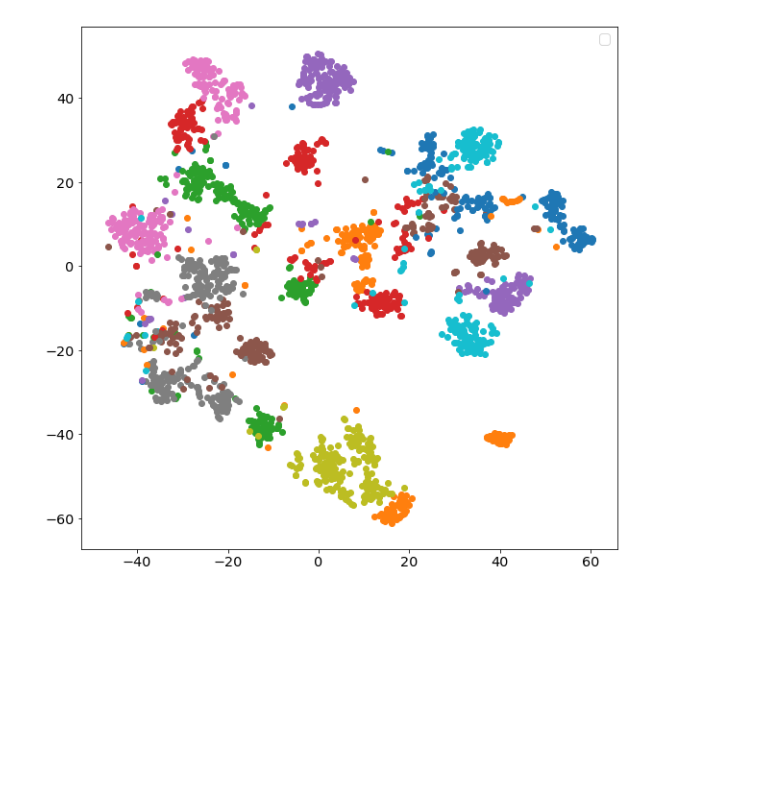
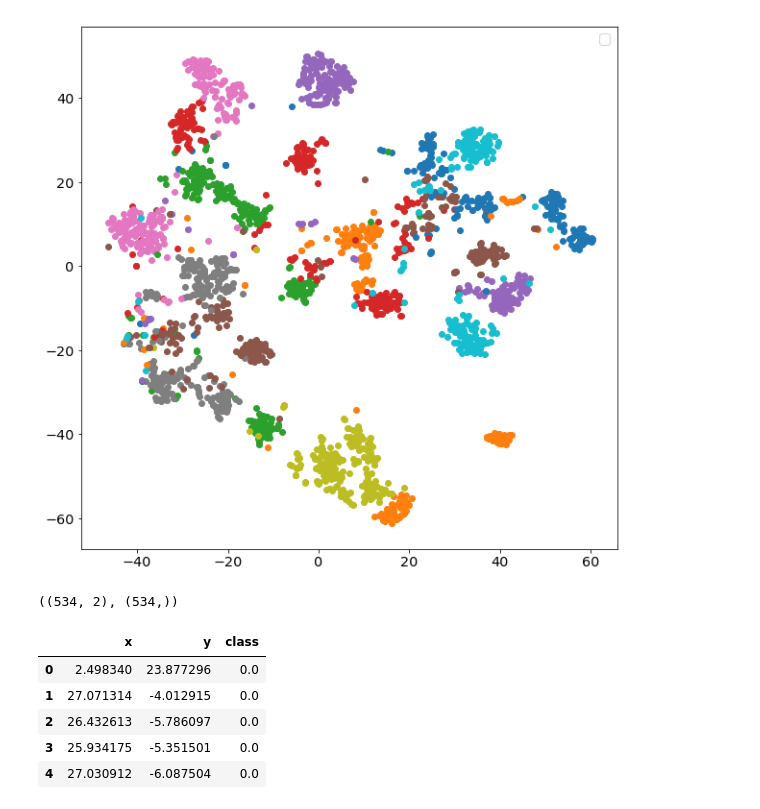
Before and after one commit to nemesszili/gaitmaster, a Jupyter notebook: notebooks/Visualization.ipynb, the cells around one changed output. Drawn from its saved outputs; the diff is of its cells as text; code cells hidden in the pictures; blank space fills up the shorter version.

```diff
--- a/notebooks/Visualization.ipynb
+++ b/notebooks/Visualization.ipynb
@@ -109,3 +113,7 @@ plt.show()
 # %% [output]
 No handles with labels found to put in legend.
 [figure]
+# %%
+X_2d.shape, y.shape
+# %% [output]
+((534, 2), (534,))
@@ -111,0 +124,9 @@ No handles with labels found to put in legend.
+# %%
+viz_df.head()
+# %% [output]
+|  | x | y | class |
+| 0 | 2.498340 | 23.877296 | 0.0 |
+| 1 | 27.071314 | -4.012915 | 0.0 |
+| 2 | 26.432613 | -5.786097 | 0.0 |
+| 3 | 25.934175 | -5.351501 | 0.0 |
+| 4 | 27.030912 | -6.087504 | 0.0 |
```
Also changed, not shown: parts of 12 cells of this notebook, 5 other files.
